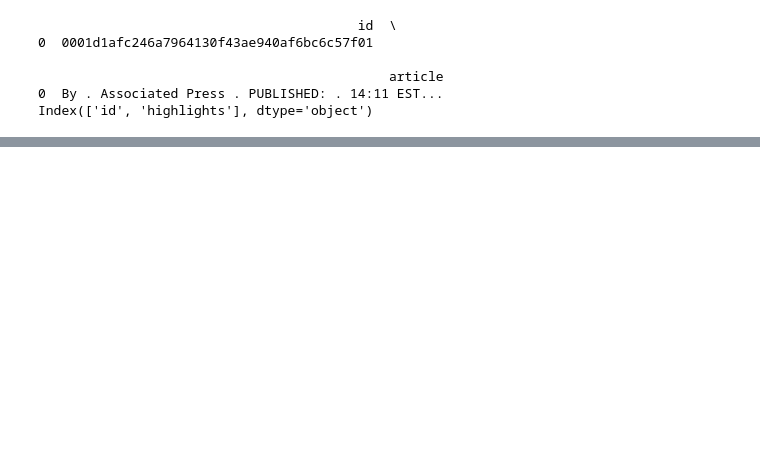
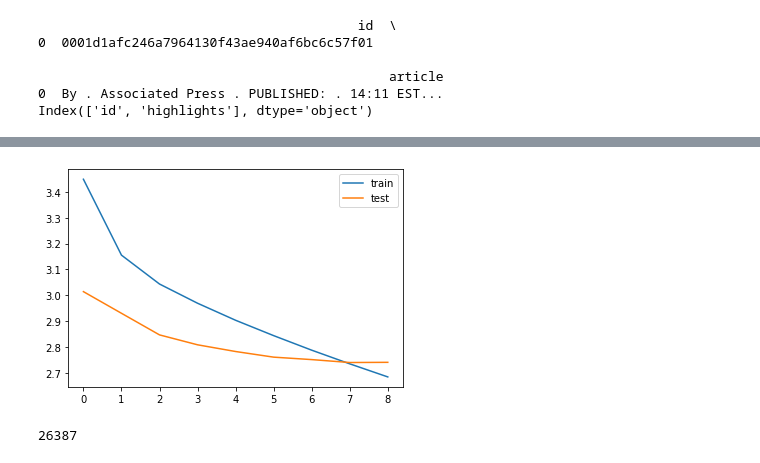
Before and after one commit to ishapugalia/Abstractive-Text-Summarization, a Jupyter notebook: model_2.ipynb, the cells around one changed output, grey strips where cells are left out. Drawn from its saved outputs; the diff is of its cells as text; code cells hidden in the pictures; blank space fills up the shorter version.

```diff
--- a/model_2.ipynb
+++ b/model_2.ipynb
@@ -274,22 +363,0 @@ import tensorflow as tf
-# %%
-class attention(Layer):
-    def __init__(self,**kwargs):
-        super(attention,self).__init__(**kwargs)
-
-    def build(self,input_shape):
-        self.W=self.add_weight(name="att_weight",shape=(input_shape[-1],1),initializer="normal")
-        self.b=self.add_weight(name="att_bias",shape=(input_shape[1],1),initializer="zeros")
-        super(attention, self).build(input_shape)
-
-    def call(self,x):
-        et=K.squeeze(K.tanh(K.dot(x,self.W)+self.b),axis=-1)
-        at=K.softmax(et)
-        at=K.expand_dims(at,axis=-1)
-        output=x*at
-        return K.sum(output,axis=1)
-
-    def compute_output_shape(self,input_shape):
-        return (input_shape[0],input_shape[-1])
-
-    def get_config(self):
-        return super(attention,self).get_config()
@@ -320,2 +596,6 @@ print(model.summary())
 # %%
-model.compile(optimizer="adam", loss="categorical_crossentropy", metrics=["accuracy"])
+model.compile(optimizer='rmsprop', loss='sparse_categorical_crossentropy')
+# %%
+es = EarlyStopping(monitor='val_loss', mode='min', verbose=1,patience=1)
+# %%
+history=model.fit([pad_article,pad_highlight[:,:-1]], pad_highlight.reshape(pad_highlight.shape[0],pad_highlight.shape[1], 1)[:,1:] ,epochs=30,callbacks=[es],batch_size=32, validation_data=([pad_article_test,pad_highlight_test[:,:-1]], pad_highlight_test.reshape(pad_highlight_test.shape[0],pad_highlight_test.shape[1], 1)[:,1:]))
@@ -326,0 +630,8 @@ model.fit()
+# %%
+from matplotlib import pyplot
+pyplot.plot(history.history['loss'], label='train')
+pyplot.plot(history.history['val_loss'], label='test')
+pyplot.legend()
+pyplot.show()
+# %% [output]
+[figure, added]
@@ -326,0 +703,4 @@ model.fit()
+# %%
+len(target_word_index)
+# %% [output]
+26387
```
Also changed, not shown: parts of 70 cells of this notebook.
